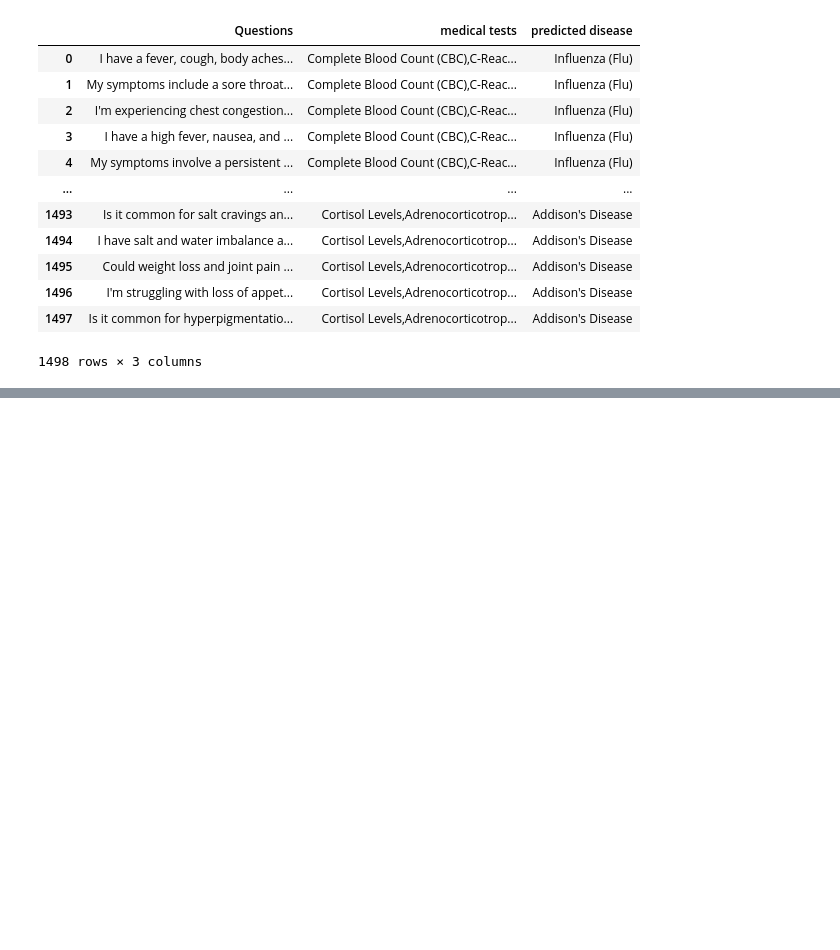
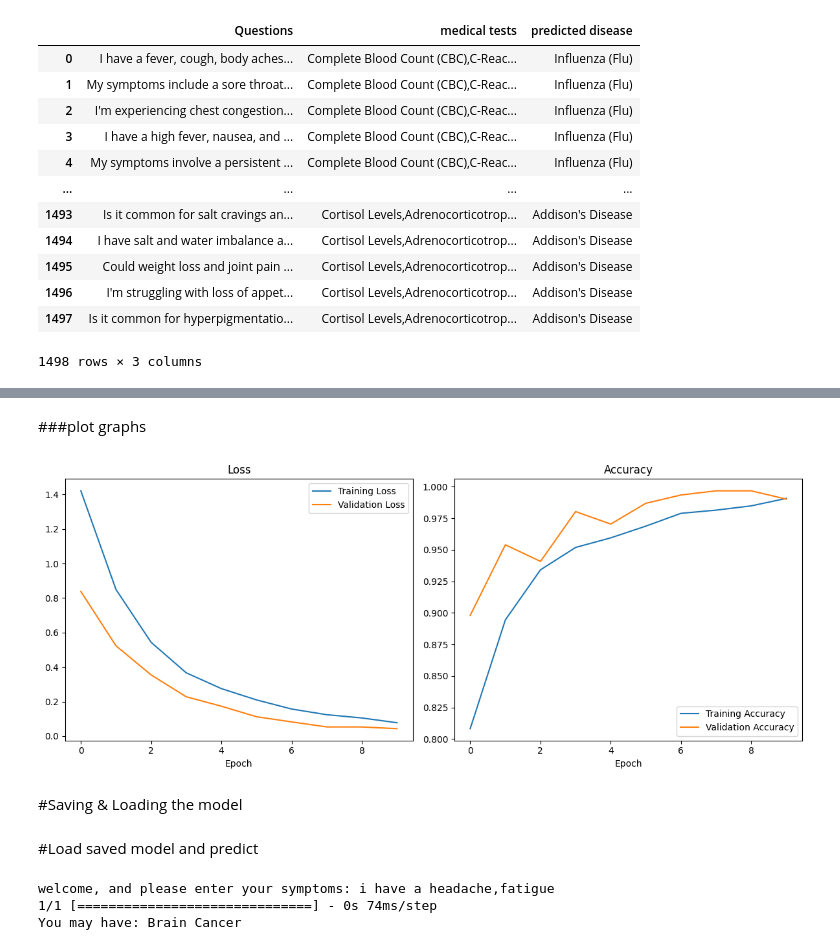
Before and after one commit to sukhmir/medical-Tests-recommendation-system, a Jupyter notebook: Capstone_Project.ipynb, the cells around one changed output, grey strips where cells are left out. Drawn from its saved outputs; the diff is of its cells as text; code cells hidden in the pictures; blank space fills up the shorter version.

```diff
--- a/Capstone_Project.ipynb
+++ b/Capstone_Project.ipynb
@@ -151,0 +294,12 @@ print(stopwords.words('english'))
+# %%
+
+# defining 2 input layers for input_ids and attn_masks
+input_ids = tf.keras.layers.Input(shape=(256,), name='input_ids', dtype='int32')
+attn_masks = tf.keras.layers.Input(shape=(256,), name='attention_mask', dtype='int32')
+# %%
+bert_embds = model.bert(input_ids, attention_mask=attn_masks)[1] # 0 -> activation layer (3D), 1 -> pooled output layer (2D)
+intermediate_layer = tf.keras.layers.Dense(512, activation='relu', name='intermediate_layer')(bert_embds)
+output_layer = tf.keras.layers.Dense(30, activation='softmax', name='output_layer')(intermediate_layer) # softmax -> calcs probs of classes
+
+sentiment_model = tf.keras.Model(inputs=[input_ids, attn_masks], outputs=output_layer)
+sentiment_model.summary()
@@ -151,0 +345,8 @@ print(stopwords.words('english'))
+# %%
+sentiment_model.compile(optimizer=optim, loss=loss_func, metrics=[acc])
+# %%
+hist = sentiment_model.fit(
+    train_dataset,
+    validation_data=val_dataset,
+    epochs=10
+)
@@ -151,0 +374,36 @@ print(stopwords.words('english'))
+# %% [markdown]
+###plot graphs
+# %%
+import matplotlib.pyplot as plt
+
+# Extract training and validation loss and accuracy from the history
+train_loss = hist.history['loss']
+val_loss = hist.history['val_loss']
+train_accuracy = hist.history['accuracy']
+val_accuracy = hist.history['val_accuracy']
+
+# Create subplots for loss and accuracy
+plt.figure(figsize=(12, 5))
+
+# Plot training and validation loss
+plt.subplot(1, 2, 1)
+plt.plot(train_loss, label='Training Loss')
+plt.plot(val_loss, label='Validation Loss')
+plt.title('Loss')
+plt.xlabel('Epoch')
+plt.legend()
+
+# Plot training and validation accuracy
+plt.subplot(1, 2, 2)
+plt.plot(train_accuracy, label='Training Accuracy')
+plt.plot(val_accuracy, label='Validation Accuracy')
+plt.title('Accuracy')
+plt.xlabel('Epoch')
+plt.legend()
+
+plt.tight_layout()
+plt.show()
+# %% [output]
+[figure, added]
+# %% [markdown]
+#Saving & Loading the model
@@ -151,0 +412,2 @@ print(stopwords.words('english'))
+# %% [markdown]
+#Load saved model and predict
@@ -151,0 +448,9 @@ print(stopwords.words('english'))
+# %%
+input_text = input('welcome, and please enter your symptoms: ')
+processed_data = prepare_data(input_text, tokenizer)
+result = make_prediction(sentiment_model, processed_data=processed_data)
+print(f"You may have: {result}")
+# %% [output]
+welcome, and please enter your symptoms: i have a headache,fatigue
+1/1 [==============================] - 0s 74ms/step
+You may have: Brain Cancer
```
Also changed, not shown: parts of 53 cells of this notebook.
